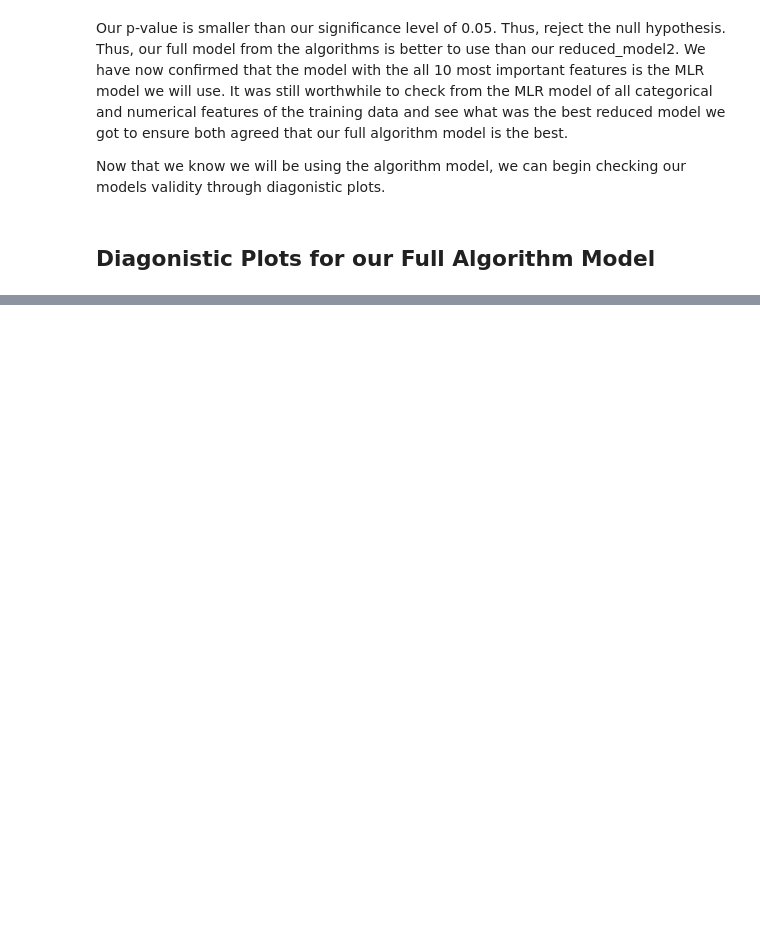
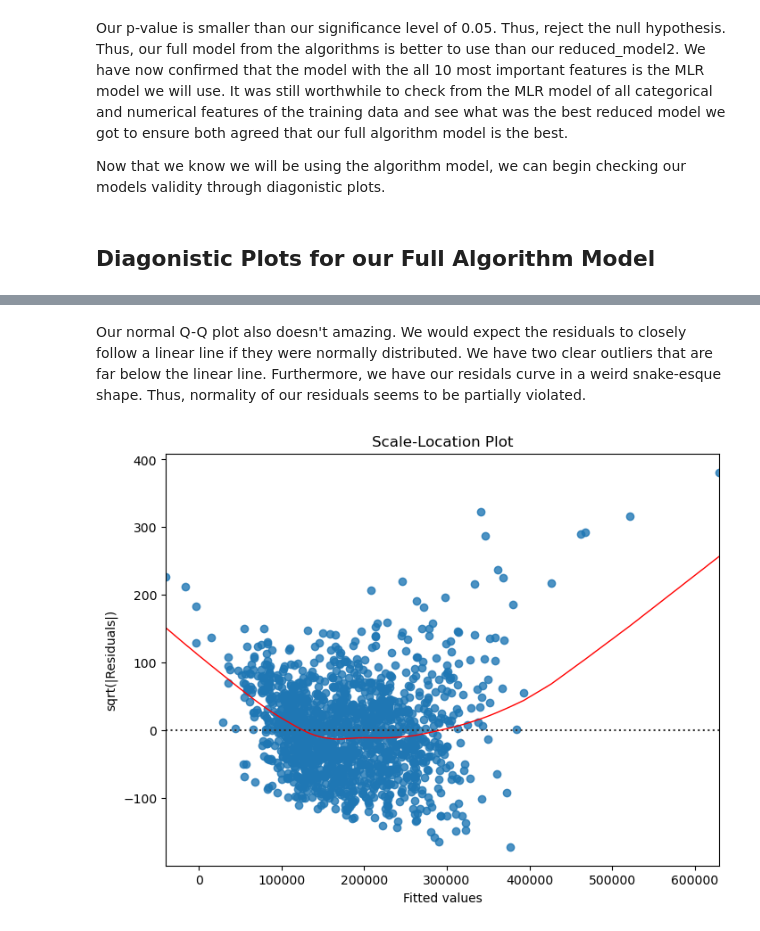
Before and after one commit to FoxDavenport/PIC16BFinalProject, a Jupyter notebook: FinalProject16B.ipynb, the cells around one changed output, grey strips where cells are left out. Drawn from its saved outputs; the diff is of its cells as text; code cells hidden in the pictures; blank space fills up the shorter version.

```diff
--- a/FinalProject16B.ipynb
+++ b/FinalProject16B.ipynb
@@ -817,0 +828,12 @@ plt.show()
+# %% [markdown]
+Our normal Q-Q plot also doesn't amazing. We would expect the residuals to closely follow a linear line if they were normally distributed. We have two clear outliers that are far below the linear line. Furthermore, we have our residals curve in a weird snake-esque shape. Thus, normality of our residuals seems to be partially violated.
+# %%
+# Scale-location plot (sqrt(|residuals|) vs fitted values)
+plt.figure(figsize=(8, 6))
+sns.residplot(x=full_algorithm.fittedvalues, y=np.sqrt(np.abs(full_algorithm.resid)), lowess=True, line_kws={'color': 'red', 'lw': 1})
+plt.xlabel('Fitted values')
+plt.ylabel('sqrt(|Residuals|)')
+plt.title('Scale-Location Plot')
+plt.show()
+# %% [output]
+[figure, added]
```
Also changed, not shown: parts of 16 cells of this notebook.
